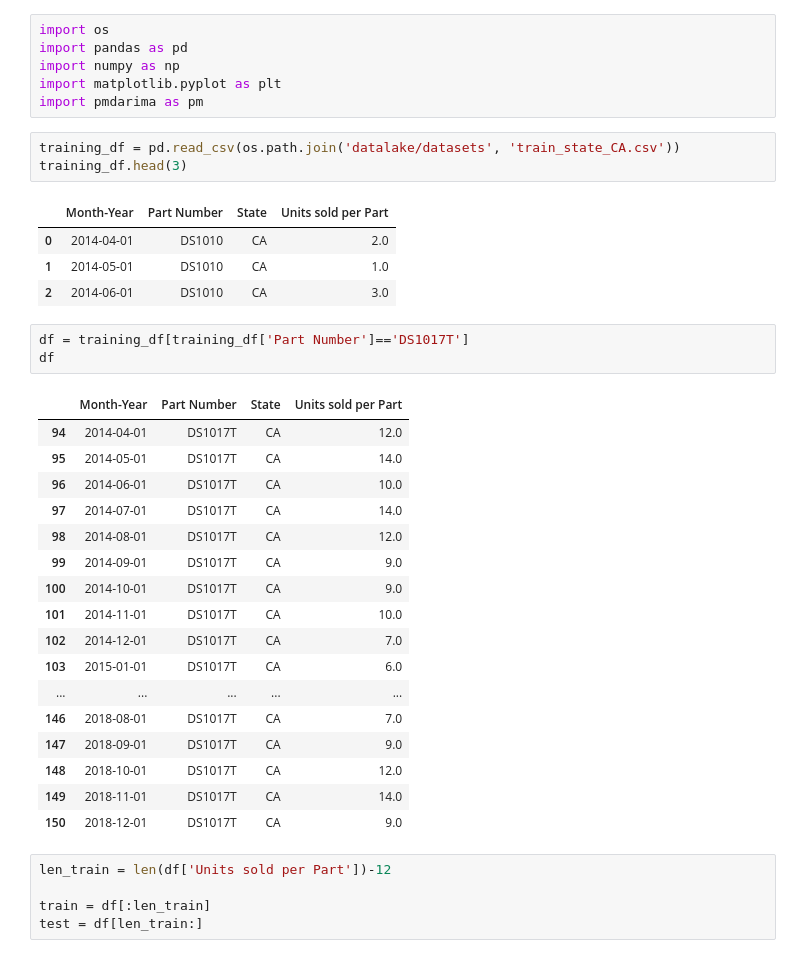
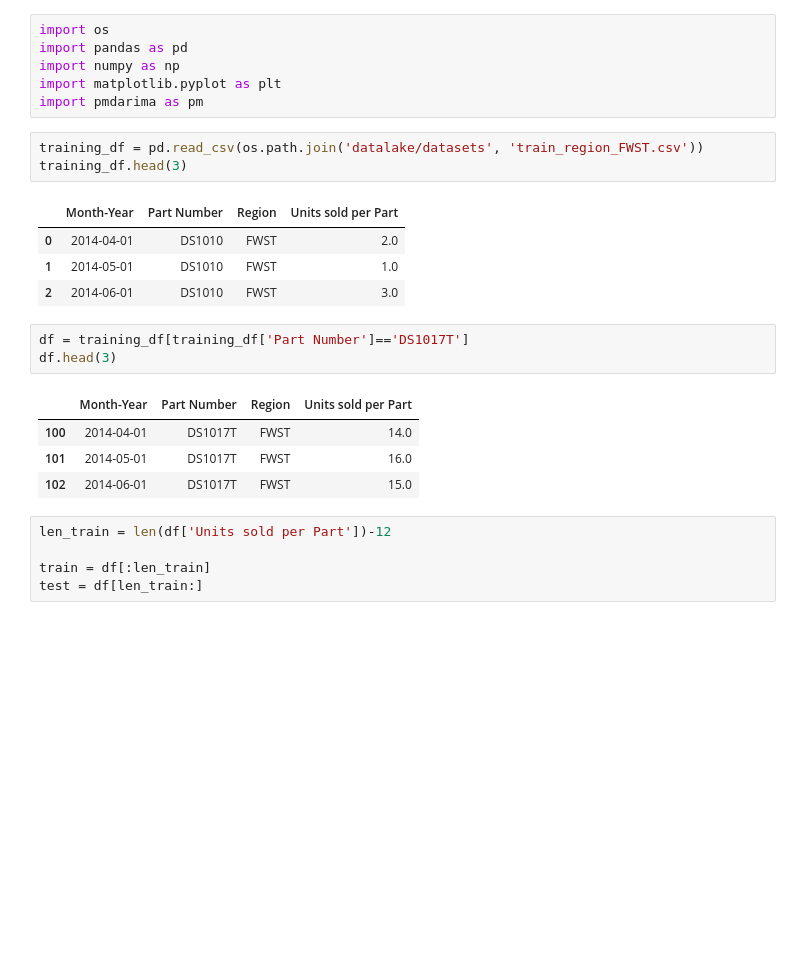
Before and after one commit to aldelar/time-series-forecasting, a Jupyter notebook: forecast_auto_arima.ipynb, the cells around one changed output. Cells and saved outputs as stored; diff of their text form; blank space fills up the shorter version.

```diff
--- a/forecast_auto_arima.ipynb
+++ b/forecast_auto_arima.ipynb
@@ -5,34 +5,21 @@ import numpy as np
 import matplotlib.pyplot as plt
 import pmdarima as pm
 # %%
-training_df = pd.read_csv(os.path.join('datalake/datasets', 'train_state_CA.csv'))
+training_df = pd.read_csv(os.path.join('datalake/datasets', 'train_region_FWST.csv'))
 training_df.head(3)
 # %% [output]
-|  | Month-Year | Part Number | State | Units sold per Part |
-| 0 | 2014-04-01 | DS1010 | CA | 2.0 |
-| 1 | 2014-05-01 | DS1010 | CA | 1.0 |
-| 2 | 2014-06-01 | DS1010 | CA | 3.0 |
+|  | Month-Year | Part Number | Region | Units sold per Part |
+| 0 | 2014-04-01 | DS1010 | FWST | 2.0 |
+| 1 | 2014-05-01 | DS1010 | FWST | 1.0 |
+| 2 | 2014-06-01 | DS1010 | FWST | 3.0 |
 # %%
 df = training_df[training_df['Part Number']=='DS1017T']
-df
+df.head(3)
 # %% [output]
-|  | Month-Year | Part Number | State | Units sold per Part |
-| 94 | 2014-04-01 | DS1017T | CA | 12.0 |
-| 95 | 2014-05-01 | DS1017T | CA | 14.0 |
-| 96 | 2014-06-01 | DS1017T | CA | 10.0 |
-| 97 | 2014-07-01 | DS1017T | CA | 14.0 |
-| 98 | 2014-08-01 | DS1017T | CA | 12.0 |
-| 99 | 2014-09-01 | DS1017T | CA | 9.0 |
-| 100 | 2014-10-01 | DS1017T | CA | 9.0 |
-| 101 | 2014-11-01 | DS1017T | CA | 10.0 |
-| 102 | 2014-12-01 | DS1017T | CA | 7.0 |
-| 103 | 2015-01-01 | DS1017T | CA | 6.0 |
-| ... | ... | ... | ... | ... |
-| 146 | 2018-08-01 | DS1017T | CA | 7.0 |
-| 147 | 2018-09-01 | DS1017T | CA | 9.0 |
-| 148 | 2018-10-01 | DS1017T | CA | 12.0 |
-| 149 | 2018-11-01 | DS1017T | CA | 14.0 |
-| 150 | 2018-12-01 | DS1017T | CA | 9.0 |
+|  | Month-Year | Part Number | Region | Units sold per Part |
+| 100 | 2014-04-01 | DS1017T | FWST | 14.0 |
+| 101 | 2014-05-01 | DS1017T | FWST | 16.0 |
+| 102 | 2014-06-01 | DS1017T | FWST | 15.0 |
 # %%
 len_train = len(df['Units sold per Part'])-12
 
```
Also changed, not shown: parts of 5 cells of this notebook.
